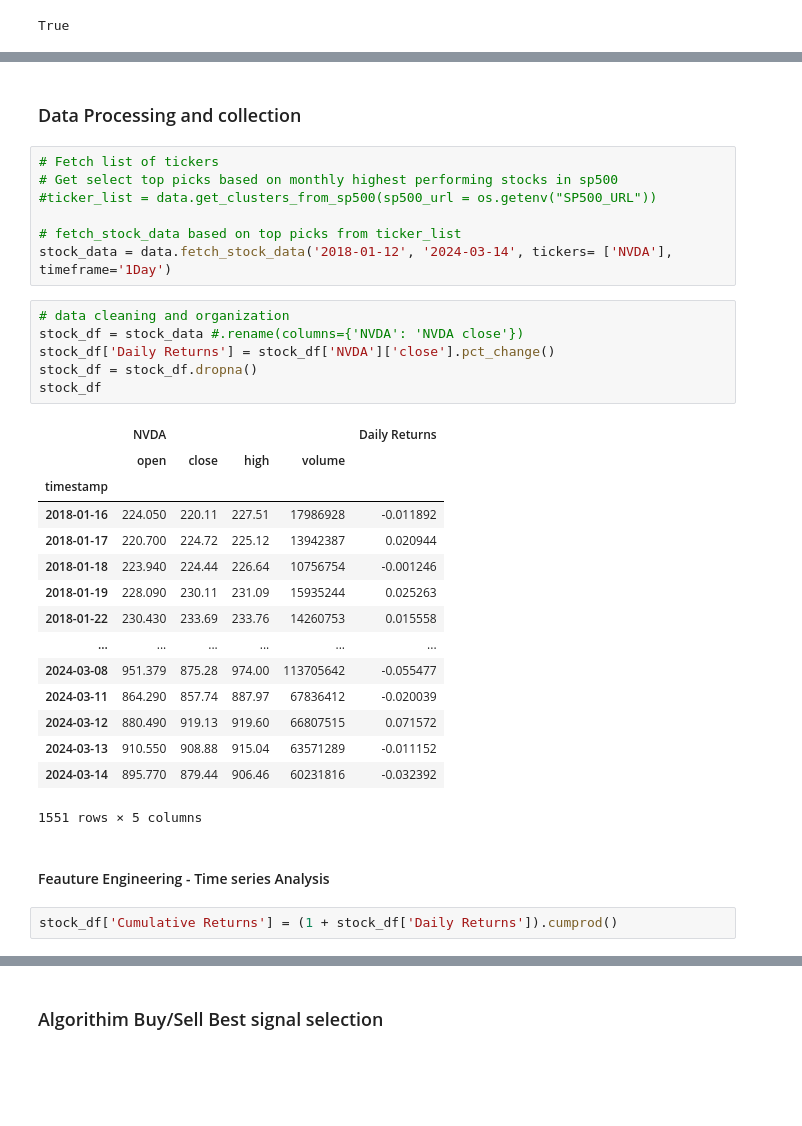
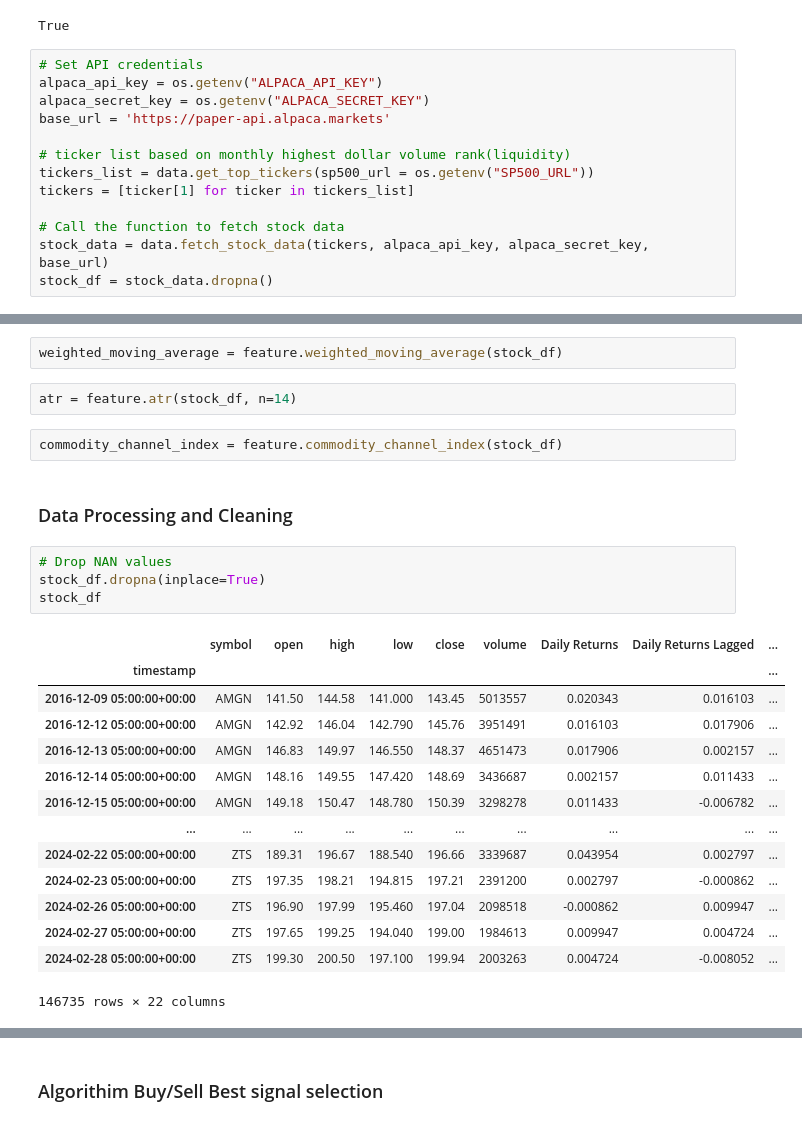
Before and after one commit to justicebangura/Project-2, a Jupyter notebook: trading_bot.ipynb, the cells around one changed output, grey strips where cells are left out. Drawn from its saved outputs; the diff is of its cells as text; blank space fills up the shorter version.

```diff
--- a/trading_bot.ipynb
+++ b/trading_bot.ipynb
@@ -52,3 +54,16 @@ warnings.filterwarnings('ignore')
 load_dotenv()
 # %% [output]
 True
+# %%
+# Set API credentials
+alpaca_api_key = os.getenv("ALPACA_API_KEY")
+alpaca_secret_key = os.getenv("ALPACA_SECRET_KEY")
+base_url = 'https://paper-api.alpaca.markets'
+
+# ticker list based on monthly highest dollar volume rank(liquidity)
+tickers_list = data.get_top_tickers(sp500_url = os.getenv("SP500_URL"))
+tickers = [ticker[1] for ticker in tickers_list]
+
+# Call the function to fetch stock data
+stock_data = data.fetch_stock_data(tickers, alpaca_api_key, alpaca_secret_key, base_url)
+stock_df = stock_data.dropna()
@@ -55,35 +94,27 @@ True
+# %%
+weighted_moving_average = feature.weighted_moving_average(stock_df)
+# %%
+atr = feature.atr(stock_df, n=14)
+# %%
+commodity_channel_index = feature.commodity_channel_index(stock_df)
 # %% [markdown]
-### Data Processing and collection
+### Data Processing and Cleaning
-# %%
-# Fetch list of tickers
-# Get select top picks based on monthly highest performing stocks in sp500
-#ticker_list = data.get_clusters_from_sp500(sp500_url = os.getenv("SP500_URL"))
-
-# fetch_stock_data based on top picks from ticker_list
-stock_data = data.fetch_stock_data('2018-01-12', '2024-03-14', tickers= ['NVDA'], timeframe='1Day')
 # %%
-# data cleaning and organization
-stock_df = stock_data #.rename(columns={'NVDA': 'NVDA close'})
-stock_df['Daily Returns'] = stock_df['NVDA']['close'].pct_change()
-stock_df = stock_df.dropna()
+# Drop NAN values
+stock_df.dropna(inplace=True)
 stock_df
 # %% [output]
-|  | NVDA |  |  |  | Daily Returns |
-|  | open | close | high | volume |  |
-| timestamp |  |  |  |  |  |
-| 2018-01-16 | 224.050 | 220.11 | 227.51 | 17986928 | -0.011892 |
-| 2018-01-17 | 220.700 | 224.72 | 225.12 | 13942387 | 0.020944 |
-| 2018-01-18 | 223.940 | 224.44 | 226.64 | 10756754 | -0.001246 |
-| 2018-01-19 | 228.090 | 230.11 | 231.09 | 15935244 | 0.025263 |
-| 2018-01-22 | 230.430 | 233.69 | 233.76 | 14260753 | 0.015558 |
-| ... | ... | ... | ... | ... | ... |
-| 2024-03-08 | 951.379 | 875.28 | 974.00 | 113705642 | -0.055477 |
-| 2024-03-11 | 864.290 | 857.74 | 887.97 | 67836412 | -0.020039 |
-| 2024-03-12 | 880.490 | 919.13 | 919.60 | 66807515 | 0.071572 |
-| 2024-03-13 | 910.550 | 908.88 | 915.04 | 63571289 | -0.011152 |
-| 2024-03-14 | 895.770 | 879.44 | 906.46 | 60231816 | -0.032392 |
+|  | symbol | open | high | low | close | volume | Daily Returns | Daily Returns Lagged | ... |
+| timestamp |  |  |  |  |  |  |  |  | ... |
+| 2016-12-09 05:00:00+00:00 | AMGN | 141.50 | 144.58 | 141.000 | 143.45 | 5013557 | 0.020343 | 0.016103 | ... |
+| 2016-12-12 05:00:00+00:00 | AMGN | 142.92 | 146.04 | 142.790 | 145.76 | 3951491 | 0.016103 | 0.017906 | ... |
+| 2016-12-13 05:00:00+00:00 | AMGN | 146.83 | 149.97 | 146.550 | 148.37 | 4651473 | 0.017906 | 0.002157 | ... |
+| 2016-12-14 05:00:00+00:00 | AMGN | 148.16 | 149.55 | 147.420 | 148.69 | 3436687 | 0.002157 | 0.011433 | ... |
+| 2016-12-15 05:00:00+00:00 | AMGN | 149.18 | 150.47 | 148.780 | 150.39 | 3298278 | 0.011433 | -0.006782 | ... |
+| ... | ... | ... | ... | ... | ... | ... | ... | ... | ... |
+| 2024-02-22 05:00:00+00:00 | ZTS | 189.31 | 196.67 | 188.540 | 196.66 | 3339687 | 0.043954 | 0.002797 | ... |
+| 2024-02-23 05:00:00+00:00 | ZTS | 197.35 | 198.21 | 194.815 | 197.21 | 2391200 | 0.002797 | -0.000862 | ... |
+| 2024-02-26 05:00:00+00:00 | ZTS | 196.90 | 197.99 | 195.460 | 197.04 | 2098518 | -0.000862 | 0.009947 | ... |
+| 2024-02-27 05:00:00+00:00 | ZTS | 197.65 | 199.25 | 194.040 | 199.00 | 1984613 | 0.009947 | 0.004724 | ... |
+| 2024-02-28 05:00:00+00:00 | ZTS | 199.30 | 200.50 | 197.100 | 199.94 | 2003263 | 0.004724 | -0.008052 | ... |
-1551 rows × 5 columns
+146735 rows × 22 columns
-# %% [markdown]
-#### Feauture Engineering - Time series Analysis
-# %%
-stock_df['Cumulative Returns'] = (1 + stock_df['Daily Returns']).cumprod()
```
Also changed, not shown: parts of 30 cells of this notebook, 4 other files.
